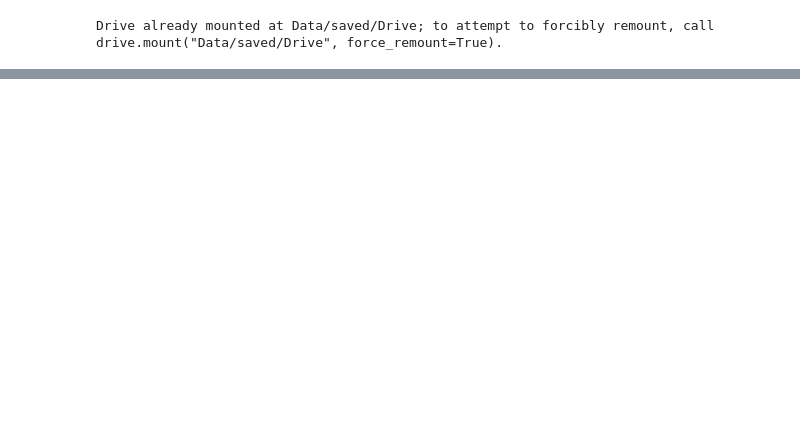
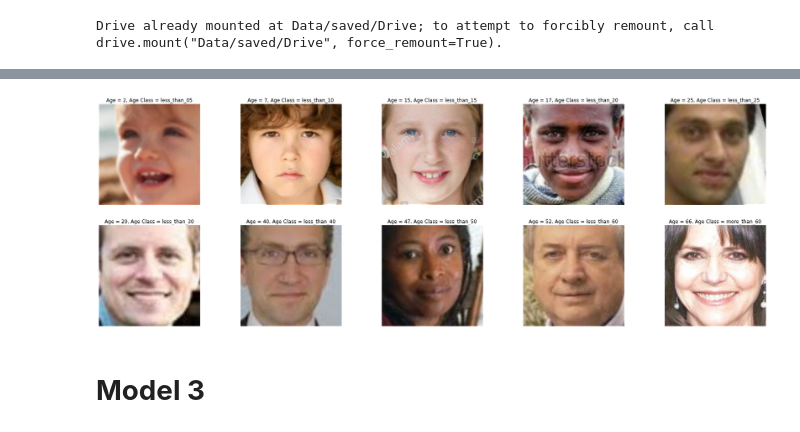
Before and after one commit to NourEldin-Osama/Python-Projects, a Jupyter notebook: CV/UTk_Face.ipynb, the cells around one changed output, grey strips where cells are left out. Cells and saved outputs as stored; diff of their text form; code cells hidden in the pictures; blank space fills up the shorter version.

```diff
--- a/CV/UTk_Face.ipynb
+++ b/CV/UTk_Face.ipynb
@@ -612,0 +739,23 @@ drive.flush_and_unmount()
+# %%
+def age(num):
+    num = int(num)
+    if num<=5:
+        return "less_than_05"
+    elif num<=10:
+        return "less_than_10"
+    elif num<=15:
+        return "less_than_15"
+    elif num<=20:
+        return "less_than_20"
+    elif num<=25:
+        return "less_than_25"
+    elif num<=30:
+        return "less_than_30"
+    elif num<=40:
+        return "less_than_40"
+    elif num<=50:
+        return "less_than_50"
+    elif num<=60:
+        return "less_than_60"
+    elif num>60:
+        return "more_than_60"
@@ -612,0 +785,17 @@ drive.flush_and_unmount()
+# %%
+index = 20
+
+plt.figure(figsize=(30, 10))
+for i, age_class in enumerate(Age_classes):
+    plt.subplot(2,5,i+1)
+    img = os.listdir(os.path.join('Data','Age_Training',age_class))[index]
+    img_path = os.path.join('Data','Age_Training', age(img.split('_')[0]),img)
+    plt.title("Age = " + img.split('_')[0] + ", Age Class = " + age(img.split('_')[0]))
+    img = mpimg.imread(img_path)
+    plt.imshow(img)
+    plt.axis('Off')
+plt.show()
+# %% [output]
+[figure, added]
+# %% [markdown]
+# **Model 3**
```
Also changed, not shown: parts of 44 cells of this notebook.
